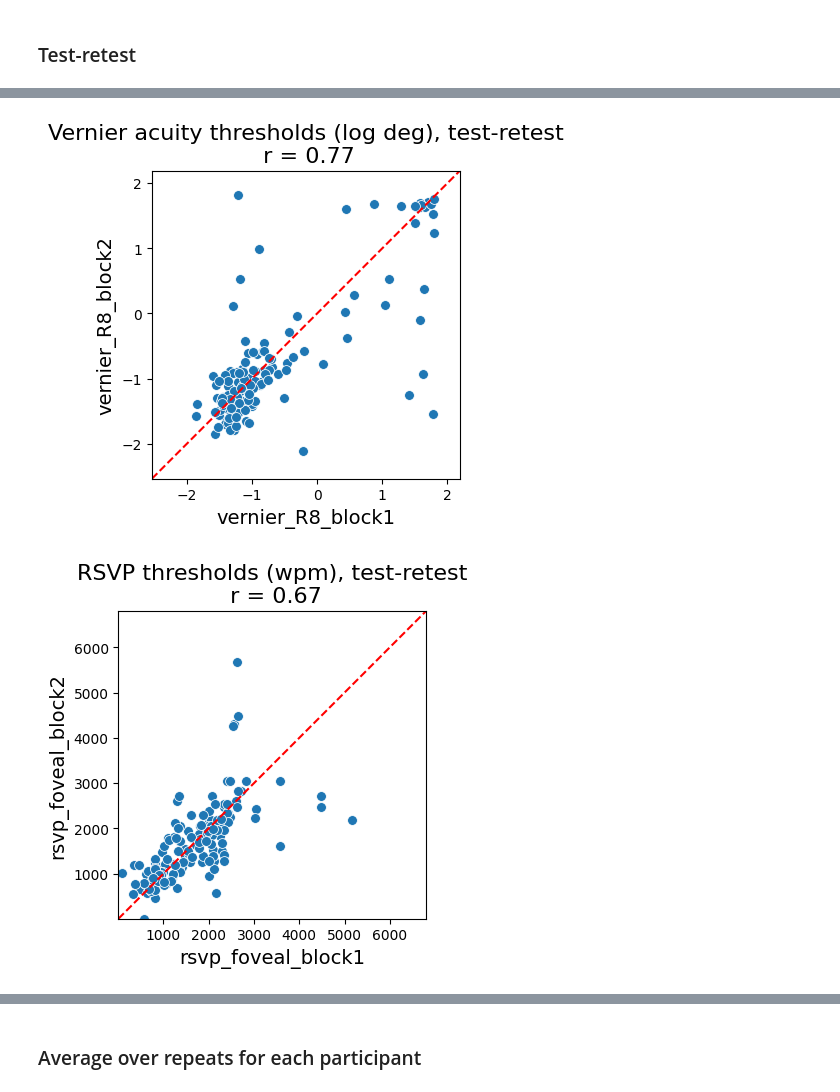
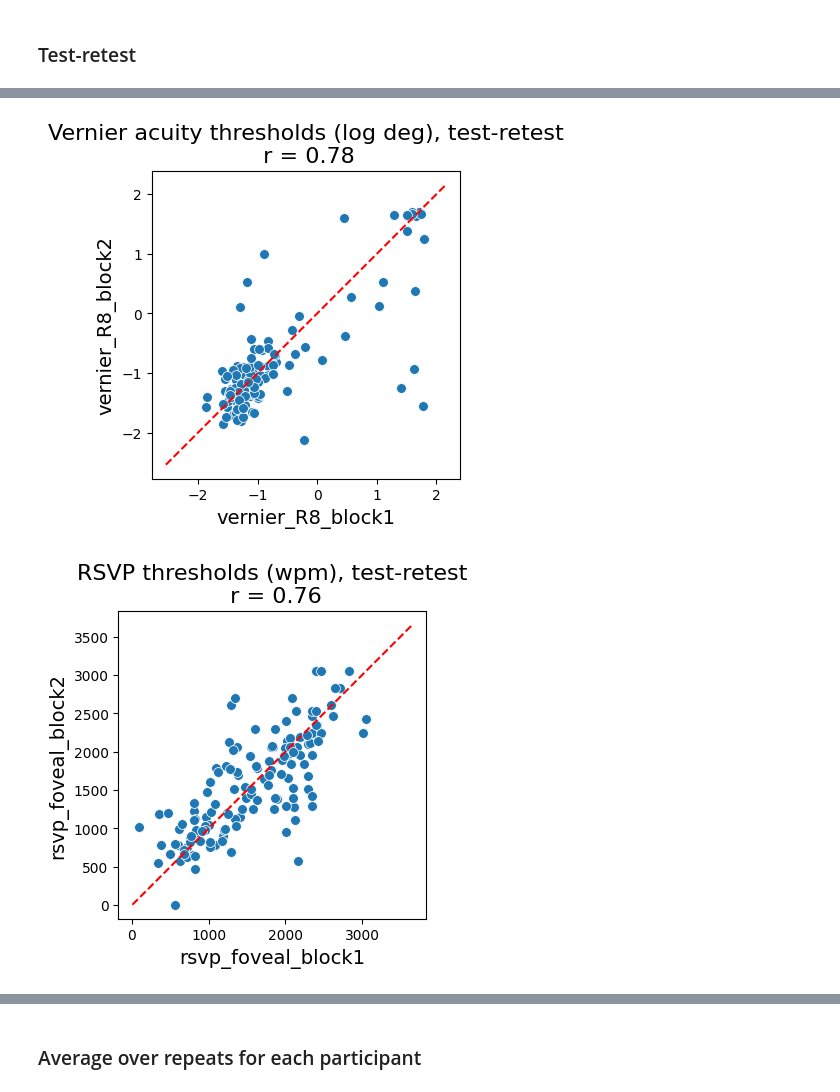
Before and after one commit to fh986/crowding-individual-difference, a Jupyter notebook: corr_analysis.ipynb, the cells around one changed output, grey strips where cells are left out. Drawn from its saved outputs; the diff is of its cells as text; code cells hidden in the pictures.

```diff
--- a/corr_analysis.ipynb
+++ b/corr_analysis.ipynb
@@ -414,25 +469,26 @@ plot_threshold_array(all_ord_wpm, 'Ordinary reading speed',num_bins=200, min_val
 # %% [markdown]
 ### Test-retest
 # %%
-df_both_sessions['crowding_R8_12'] = (df_both_sessions['crowding_R8_block1'] +
-                                      df_both_sessions['crowding_R8_block2']) / 2
+df_for_analysis['crowding_R8_12'] = (df_for_analysis['crowding_R8_block1'] +
+                                      df_for_analysis['crowding_R8_block2']) / 2
 
-df_both_sessions['crowding_L8_12'] = (df_both_sessions['crowding_L8_block1'] +
-                                      df_both_sessions['crowding_L8_block2']) / 2
+df_for_analysis['crowding_L8_12'] = (df_for_analysis['crowding_L8_block1'] +
+                                      df_for_analysis['crowding_L8_block2']) / 2
 
-df_both_sessions['crowding_R8_34'] = (df_both_sessions['crowding_R8_block3'] +
-                                      df_both_sessions['crowding_R8_block4']) / 2
+df_for_analysis['crowding_R8_34'] = (df_for_analysis['crowding_R8_block3'] +
+                                      df_for_analysis['crowding_R8_block4']) / 2
 
-df_both_sessions['crowding_L8_34'] = (df_both_sessions['crowding_L8_block3'] +
-                                      df_both_sessions['crowding_L8_block4']) / 2
+df_for_analysis['crowding_L8_34'] = (df_for_analysis['crowding_L8_block3'] +
+                                      df_for_analysis['crowding_L8_block4']) / 2
 # %%
-df_both_sessions['ordreading_sess1'] = 10 ** ((np.log10(df_both_sessions['reading_Beaver_block1']) +
-                                               np.log10(df_both_sessions['reading_Winter_block2'])) / 2)
+df_for_analysis['ordreading_sess1'] = 10 ** ((np.log10(df_for_analysis['reading_Beaver_block1']) +
+                                               np.log10(df_for_analysis['reading_Winter_block2'])) / 2)
 
-df_both_sessions['ordreading_sess2'] = 10 ** ((np.log10(df_both_sessions['reading_Desert_block1']) +
-                                               np.log10(df_both_sessions['reading_Islands_block2'])) / 2)
+df_for_analysis['ordreading_sess2'] = 10 ** ((np.log10(df_for_analysis['reading_Desert_block1']) +
+                                               np.log10(df_for_analysis['reading_Islands_block2'])) / 2)
 # %%
-def plot_scatter_with_correlation(df, var_x, var_y, title, plotXequalsY_bool=False):
+def plot_scatter_with_correlation(df, var_x, var_y, title,
+                                  plotXequalsY_bool=False, equal_axes_bool=True):
     """
     Plots a scatter plot of two variables from a DataFrame and computes Pearson's r.
 
@@ -441,6 +497,8 @@ def plot_scatter_with_correlation(df, var_x, var_y, title, plotXequalsY_bool=Fal
         var_x (str): Name of the first variable (x-axis).
         var_y (str): Name of the second variable (y-axis).
     """
+    df = df.copy()
+
     # Compute Pearson correlation
     valid = (~np.isnan(df[var_x])) & (~np.isnan(df[var_y]))
     r, p_value = stats.pearsonr(df[var_x][valid], df[var_y][valid])
@@ -461,8 +519,14 @@ def plot_scatter_with_correlation(df, var_x, var_y, title, plotXequalsY_bool=Fal
             plt.plot([min_val, max_val], [min_val, max_val], color="red", linestyle="--", linewidth=1.5)
 
     # Set limits for both axes to be the same
-    plt.xlim(min_val, max_val)
-    plt.ylim(min_val, max_val)
+    if equal_axes_bool:
+        plt.axis('equal')
+        plt.gca().set_aspect('equal', adjustable='box')
+        # plt.xlim(min_val, max_val)
+        # plt.ylim(min_val, max_val)
+    else:
+        plt.gca().set_aspect('auto', adjustable='box')
+
 
     # Add title with Pearson's r value
     plt.title(title + f"\n r = {r:.2f}", fontsize=16)
@@ -474,9 +538,6 @@ def plot_scatter_with_correlation(df, var_x, var_y, title, plotXequalsY_bool=Fal
     plt.yticks(fontsize=10)
 
 
-    # Ensure aspect ratio is equal for x and y
-    plt.gca().set_aspect('equal', adjustable='box')
-
     # Show plot
     plt.show()
 # %%
@@ -492,11 +553,11 @@ plot_scatter_with_correlation(df_both_sessions, "acuity_R8_block1", "acuity_R8_b
 # %%
-plot_scatter_with_correlation(df_both_sessions, "vernier_R8_block1", "vernier_R8_block2",
+plot_scatter_with_correlation(df_for_analysis, "vernier_R8_block1", "vernier_R8_block2",
                               'Vernier acuity thresholds (log deg), test-retest', plotXequalsY_bool=True)
 # %% [output]
-[figure, old version]
+[figure, new version]
 # %%
-plot_scatter_with_correlation(df_both_sessions, "rsvp_foveal_block1", "rsvp_foveal_block2",
+plot_scatter_with_correlation(df_for_analysis, "rsvp_foveal_block1", "rsvp_foveal_block2",
                               'RSVP thresholds (wpm), test-retest', plotXequalsY_bool=True)
 # %% [output]
-[figure, old version]
+[figure, new version]
 # %%
```
Also changed, not shown: parts of 32 cells of this notebook.
